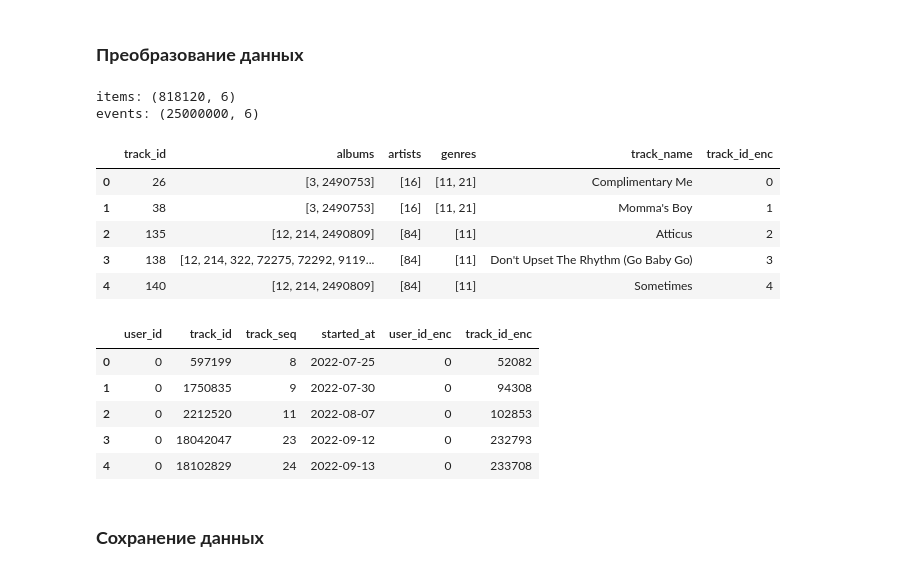
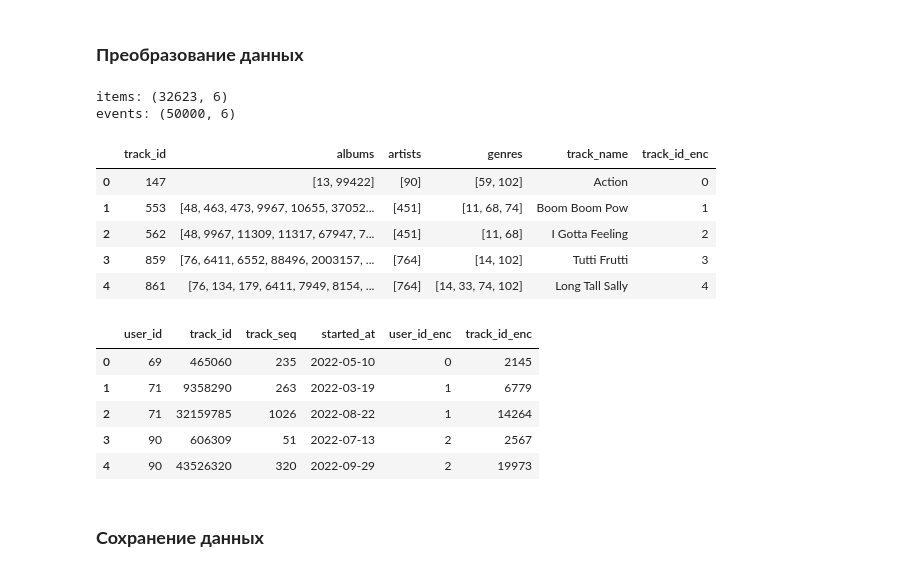
Before and after one commit to alex-feygin/mle-recsys-project, a Jupyter notebook: recommendations_filled.ipynb, the cells around one changed output. Cells and saved outputs as stored; diff of their text form; code cells hidden in the pictures.

```diff
--- a/recommendations_filled.ipynb
+++ b/recommendations_filled.ipynb
@@ -37,7 +37,7 @@ RECOMMENDATIONS_DIR = Path("recsys/recommendations")
 RECOMMENDATIONS_DIR.mkdir(parents=True, exist_ok=True)
 
 RANDOM_STATE = 42
-DEBUG = False
+DEBUG = True
 DEBUG_ROWS_SUBSET = 50_000
 PROD_ROWS_SUBSET = 25_000_000
 # %% [markdown]
@@ -466,45 +470,41 @@ Tracks never listened: 0 (0.00% of catalog tracks)
 # %% [markdown]
 ### **Преобразование данных**
 # %%
-track_names = (
-    catalog_names.loc[catalog_names["type"] == "track", ["id", "name"]]
-    .rename(columns={"id": "track_id", "name": "track_name"})
-)
 items = tracks.merge(track_names, on="track_id", how="left")
 
 events = (
     interactions.sort_values(["user_id", "started_at"])
     .reset_index(drop=True)
 )
 
 # Label encoding for user_id and track_id (fit on full events for consistent indices)
 user_encoder = LabelEncoder()
 item_encoder = LabelEncoder()
 user_encoder.fit(events["user_id"])
 item_encoder.fit(events["track_id"])
 events["user_id_enc"] = user_encoder.transform(events["user_id"])
 events["track_id_enc"] = item_encoder.transform(events["track_id"])
 items["track_id_enc"] = item_encoder.transform(items["track_id"])
 
 print("items:", items.shape)
 print("events:", events.shape)
 display(items.head())
 display(events.head())
 # %% [output]
-items: (818120, 6)
-events: (25000000, 6)
+items: (32623, 6)
+events: (50000, 6)
 |  | track_id | albums | artists | genres | track_name | track_id_enc |
-| 0 | 26 | [3, 2490753] | [16] | [11, 21] | Complimentary Me | 0 |
-| 1 | 38 | [3, 2490753] | [16] | [11, 21] | Momma's Boy | 1 |
-| 2 | 135 | [12, 214, 2490809] | [84] | [11] | Atticus | 2 |
-| 3 | 138 | [12, 214, 322, 72275, 72292, 9119... | [84] | [11] | Don't Upset The Rhythm (Go Baby Go) | 3 |
-| 4 | 140 | [12, 214, 2490809] | [84] | [11] | Sometimes | 4 |
+| 0 | 147 | [13, 99422] | [90] | [59, 102] | Action | 0 |
+| 1 | 553 | [48, 463, 473, 9967, 10655, 37052... | [451] | [11, 68, 74] | Boom Boom Pow | 1 |
+| 2 | 562 | [48, 9967, 11309, 11317, 67947, 7... | [451] | [11, 68] | I Gotta Feeling | 2 |
+| 3 | 859 | [76, 6411, 6552, 88496, 2003157, ... | [764] | [14, 102] | Tutti Frutti | 3 |
+| 4 | 861 | [76, 134, 179, 6411, 7949, 8154, ... | [764] | [14, 33, 74, 102] | Long Tall Sally | 4 |
 |  | user_id | track_id | track_seq | started_at | user_id_enc | track_id_enc |
-| 0 | 0 | 597199 | 8 | 2022-07-25 | 0 | 52082 |
-| 1 | 0 | 1750835 | 9 | 2022-07-30 | 0 | 94308 |
-| 2 | 0 | 2212520 | 11 | 2022-08-07 | 0 | 102853 |
-| 3 | 0 | 18042047 | 23 | 2022-09-12 | 0 | 232793 |
-| 4 | 0 | 18102829 | 24 | 2022-09-13 | 0 | 233708 |
+| 0 | 69 | 465060 | 235 | 2022-05-10 | 0 | 2145 |
+| 1 | 71 | 9358290 | 263 | 2022-03-19 | 1 | 6779 |
+| 2 | 71 | 32159785 | 1026 | 2022-08-22 | 1 | 14264 |
+| 3 | 90 | 606309 | 51 | 2022-07-13 | 2 | 2567 |
+| 4 | 90 | 43526320 | 320 | 2022-09-29 | 2 | 19973 |
 # %% [markdown]
 ### **Сохранение данных**
 # %% [markdown]
```
Also changed, not shown: parts of 23 cells of this notebook.
